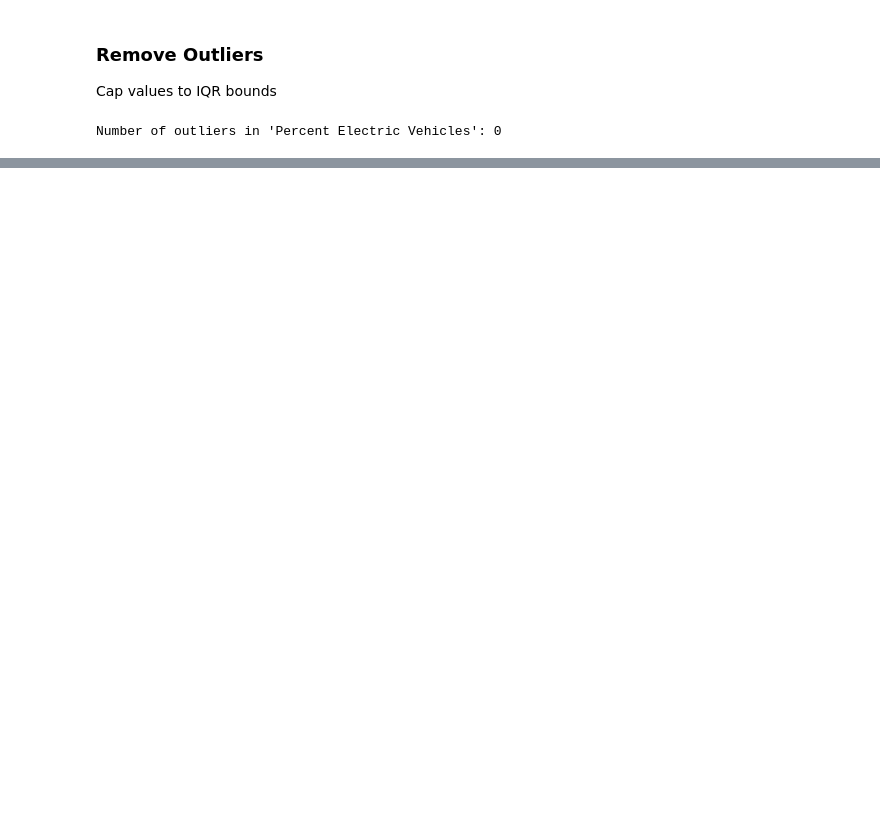
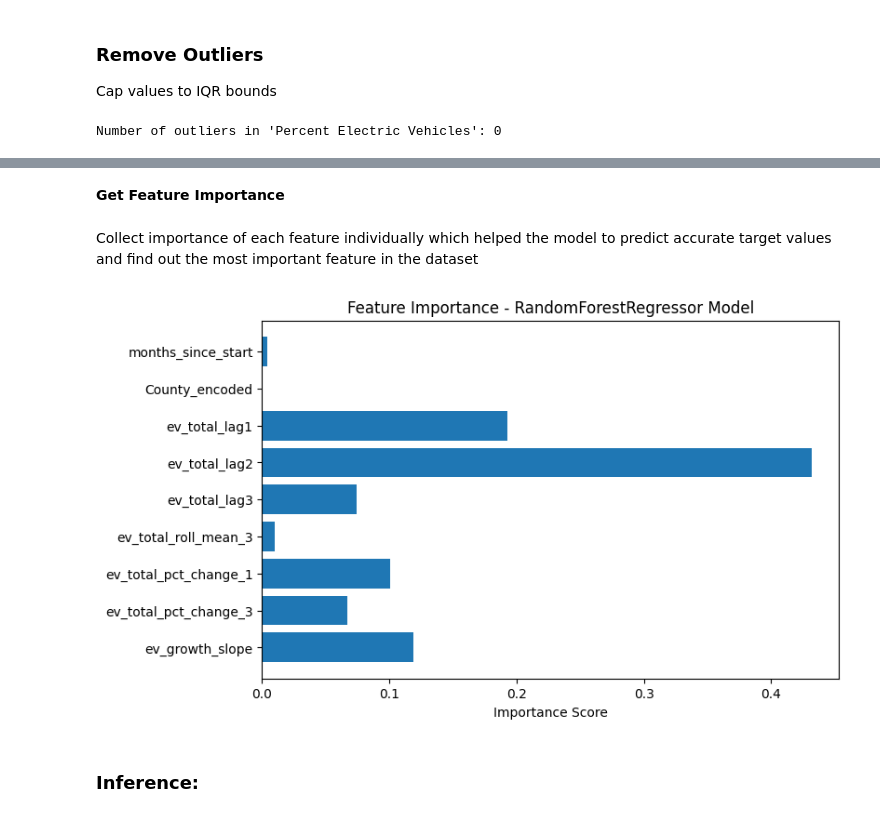
Before and after one commit to Smasherrio/EV-Vehicle-Demand, a Jupyter notebook: EV_Demand.ipynb, the cells around one changed output, grey strips where cells are left out. Drawn from its saved outputs; the diff is of its cells as text; code cells hidden in the pictures; blank space fills up the shorter version.

```diff
--- a/EV_Demand.ipynb
+++ b/EV_Demand.ipynb
@@ -175,0 +415,31 @@ Number of outliers in 'Percent Electric Vehicles': 0
+# %%
+# Define parameter distribution
+param_dist = {
+    'n_estimators': [100, 150, 200, 250],
+    'max_depth': [None, 5, 10, 15],
+    'min_samples_split': [2, 4, 6, 8],
+    'min_samples_leaf': [1, 2, 3],
+    'max_features': ['sqrt', 'log2', None]
+}
+
+# Base model
+rf = RandomForestRegressor(random_state=42)
+
+# Randomized Search
+random_search = RandomizedSearchCV(
+    estimator=rf,
+    param_distributions=param_dist,
+    n_iter=30,  # 30 random combos
+    scoring='r2',
+    cv=3,
+    n_jobs=-1,
+    verbose=1,
+    random_state=42
+)
+
+# Fit model
+random_search.fit(x_train, y_train)
+
+# Best model
+model = random_search.best_estimator_
+print("Best Parameters:", random_search.best_params_)
@@ -175,0 +522,19 @@ Number of outliers in 'Percent Electric Vehicles': 0
+# %% [markdown]
+**Get Feature Importance**
+# %% [markdown]
+Collect importance of each feature individually which helped the model to predict accurate target values and find out the most important feature in the dataset
+# %%
+# Collect the importance of each feature name using feature_importances_
+importances = model.feature_importances_
+
+# Plot feature importance
+plt.figure(figsize=(8,5))
+plt.barh(features, importances)
+plt.xlabel('Importance Score')
+plt.title('Feature Importance - RandomForestRegressor Model')
+plt.gca().invert_yaxis()  # Highest importance on top
+plt.show()
+# %% [output]
+[figure, added]
+# %% [markdown]
+### **Inference:**
```
Also changed, not shown: parts of 49 cells of this notebook, 2 other files.
